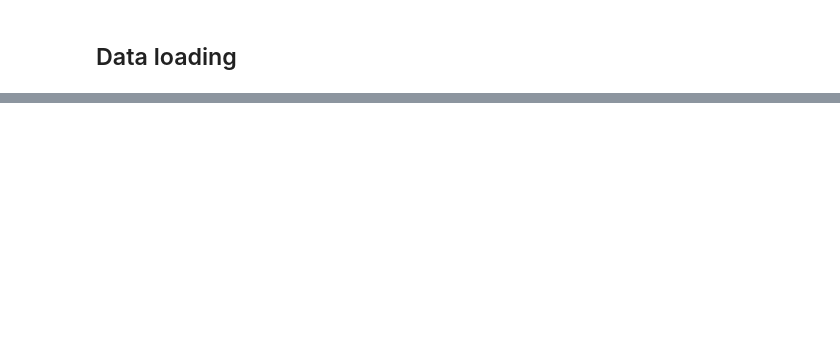
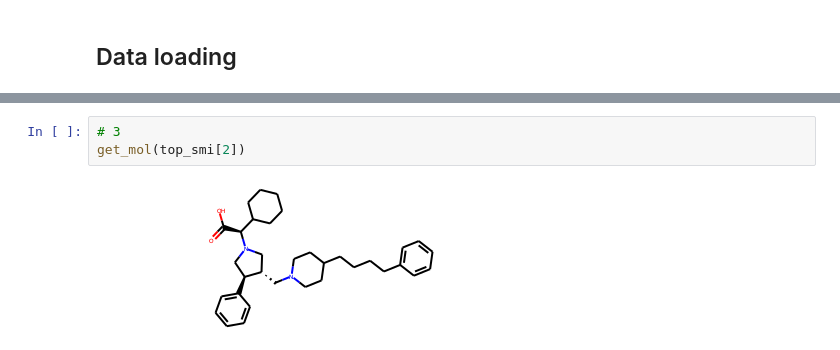
Before and after one commit to Munchic/tinymolecule, a Jupyter notebook: analysis/baff_best.ipynb, the cells around one changed output, grey strips where cells are left out. Cells and saved outputs as stored; diff of their text form; blank space fills up the shorter version.

```diff
--- a/analysis/baff_best.ipynb
+++ b/analysis/baff_best.ipynb
@@ -196,0 +53,5 @@ Name: SMILES, dtype: object
+# %%
+# 3
+get_mol(top_smi[2])
+# %% [output]
+[figure, added]
```
Also changed, not shown: parts of 31 cells of this notebook, 3 other files.
